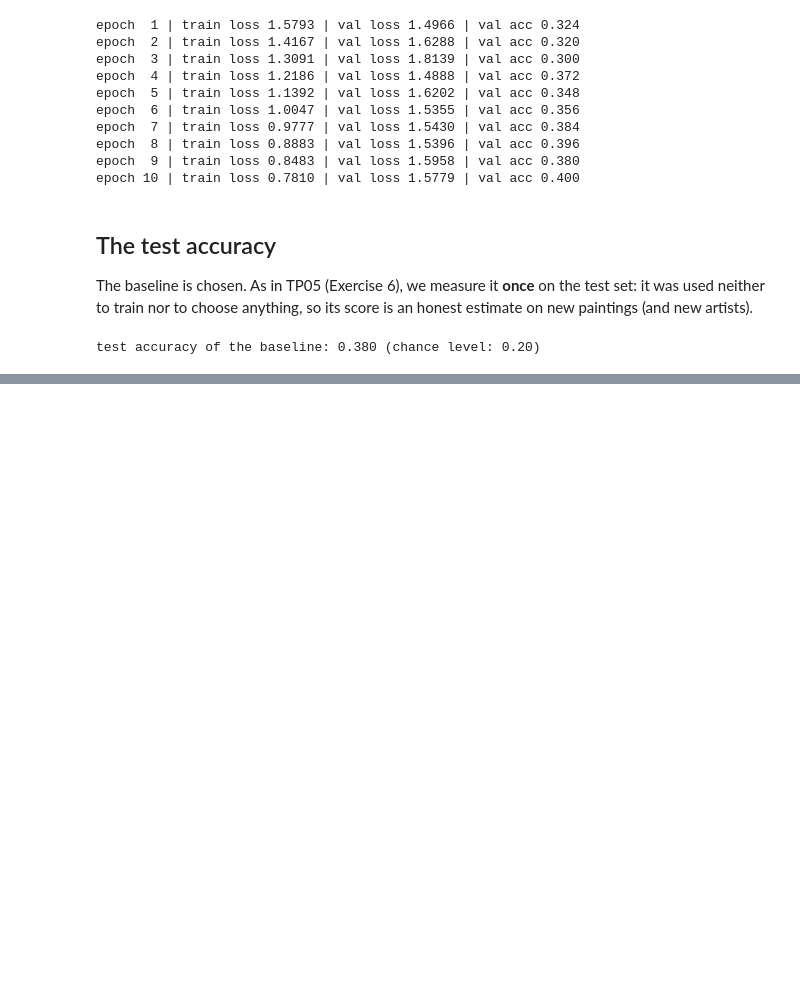
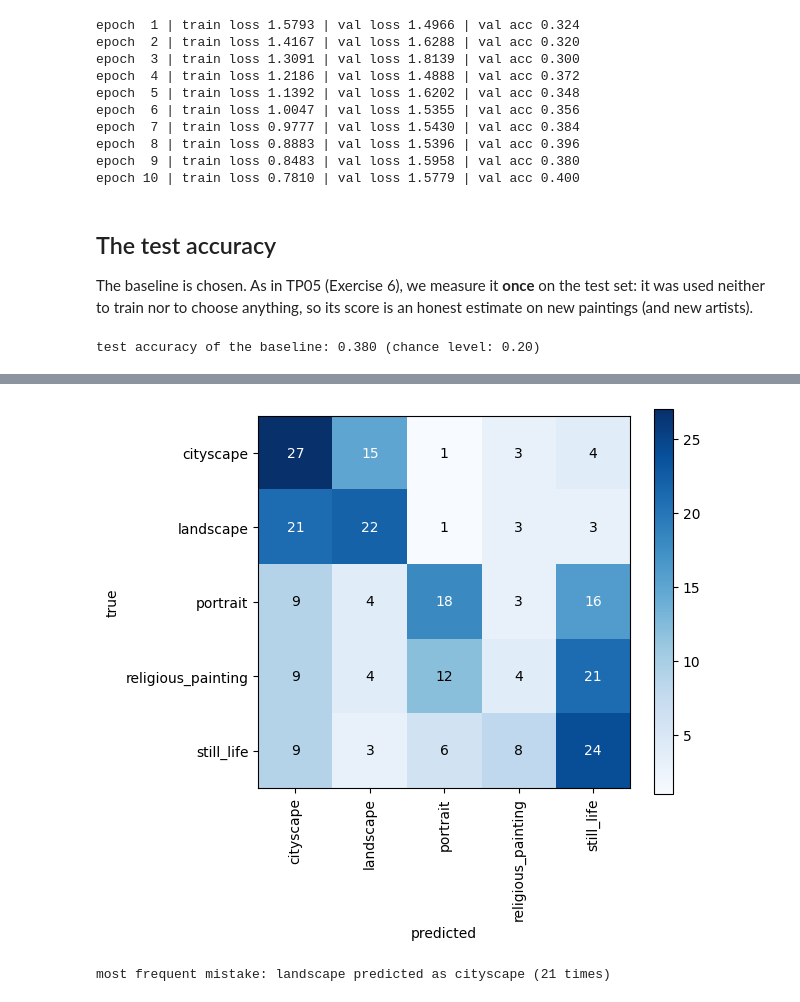
Before and after one commit to urbltalbert/Neural-Networks-Deep-Learning-Foundations-Compact-, a Jupyter notebook: 01_dense_baseline.ipynb, the cells around one changed output, grey strips where cells are left out. Saved outputs shown, nothing was run; the diff lists cells and outputs as text; code cells hidden in the pictures; blank space fills up the shorter version.

Commit message:
Add the confusion matrix and the analysis of the baseline

```diff
--- a/01_dense_baseline.ipynb
+++ b/01_dense_baseline.ipynb
@@ -249,0 +255,21 @@ test accuracy of the baseline: 0.380 (chance level: 0.20)
+# %%
+model.eval()
+with torch.no_grad():
+    pred = model(X_test.to(device)).argmax(dim=1).cpu()   # predicted class of every test image
+
+cm = confusion_matrix(y_test.numpy(), pred.numpy())
+off = cm.copy()
+np.fill_diagonal(off, 0)                                   # ignore the correct predictions
+true_cls, pred_cls = np.unravel_index(off.argmax(), off.shape)
+
+plt.figure(figsize=(6, 5))
+plt.imshow(cm, cmap="Blues")
+for i in range(len(CLASSES)):
+    for j in range(len(CLASSES)):
+        plt.text(j, i, cm[i, j], ha="center", va="center", color="white" if cm[i, j] > cm.max() / 2 else "black")
+plt.xticks(range(len(CLASSES)), CLASSES, rotation=90); plt.yticks(range(len(CLASSES)), CLASSES)
+plt.xlabel("predicted"); plt.ylabel("true"); plt.colorbar(); plt.show()
+print(f"most frequent mistake: {CLASSES[true_cls]} predicted as {CLASSES[pred_cls]} ({cm[true_cls, pred_cls]} times)")
+# %% [output]
+[figure, added]
+most frequent mistake: landscape predicted as cityscape (21 times)
```
Also changed, not shown: parts of 2 cells of this notebook.
